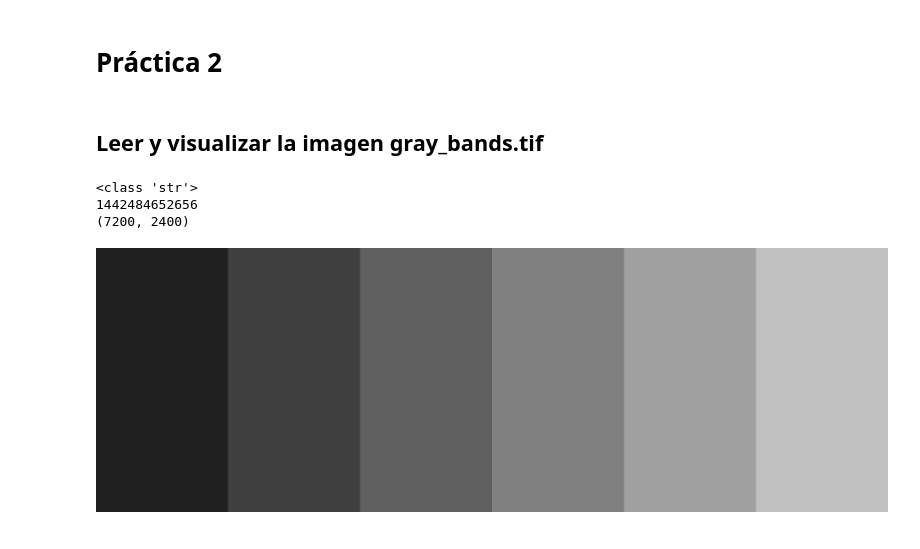
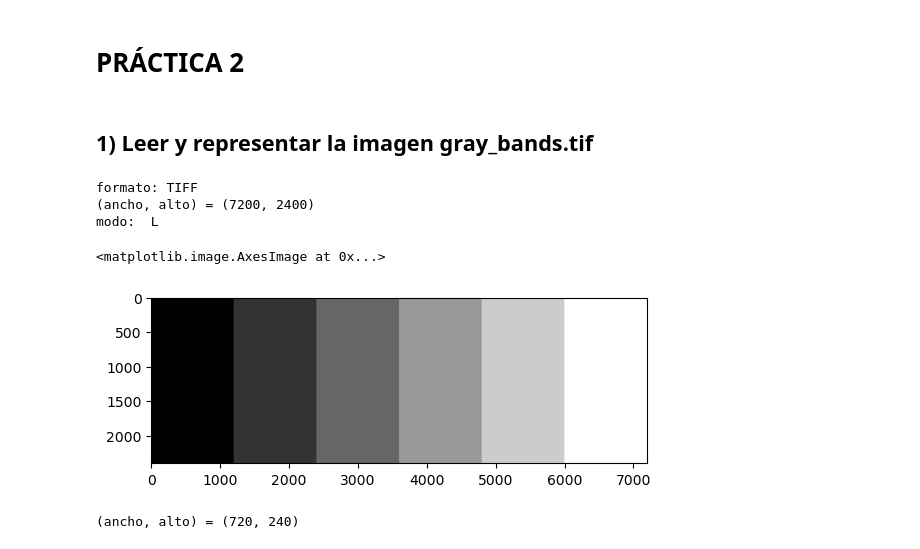
Before and after one commit to Alberto-A-M/TIV, a Jupyter notebook: Practica 2 TIV.ipynb, the cells around one changed output. Cells and saved outputs as stored; diff of their text form; code cells hidden in the pictures.

```diff
--- a/Practica 2 TIV.ipynb
+++ b/Practica 2 TIV.ipynb
@@ -1,5 +1,5 @@
 # %% [markdown]
-# Práctica 2
+# PRÁCTICA 2
 # %%
 import numpy as np
 import matplotlib.pyplot as plt
@@ -11,14 +16,27 @@ from PIL import Image
 # %% [markdown]
-## Leer y visualizar la imagen gray_bands.tif
+## 1) Leer y representar la imagen gray_bands.tif
-# %%
-file = 'images/gray_bands.tif'
-print(type(file))
-print(id(file))
-print(ImgGray.size)
-ImgGray = Image.open(file)
-display(ImgGray)
-# %% [output]
-<class 'str'>
-1442484652656
-(7200, 2400)
-[figure, removed]
+# %%
+img1 = Image.open('images/gray_bands.tif')
+
+#Se muestran algunas característica de la image a tratar.
+print('formato:', img1.format)
+print('(ancho, alto) =', img1.size)
+print('modo: ', img1.mode)
+
+plt.figure()
+plt.imshow(img1, cmap='gray')
+# %% [output]
+formato: TIFF
+(ancho, alto) = (7200, 2400)
+modo:  L
+<matplotlib.image.AxesImage at 0x...>
+[figure, added]
+# %%
+#Hay que reducir la imagen, debido a que más adelante nos será molesto trabajar con una imagen de tanto tamaño.
+factor = 10
+img1_reduc = img1.reduce(factor)
+print('(ancho, alto) =', img1_reduc.size)
+img1 = np.array(img1_reduc, dtype='float')
+img1 = img1/img1.max() #Normalizo la imagen porque me es más cómodo trabajar así. Los motivos se explicaran más adelante.
+# %% [output]
+(ancho, alto) = (720, 240)
```
Also changed, not shown: parts of 25 cells of this notebook, 1 other file.
